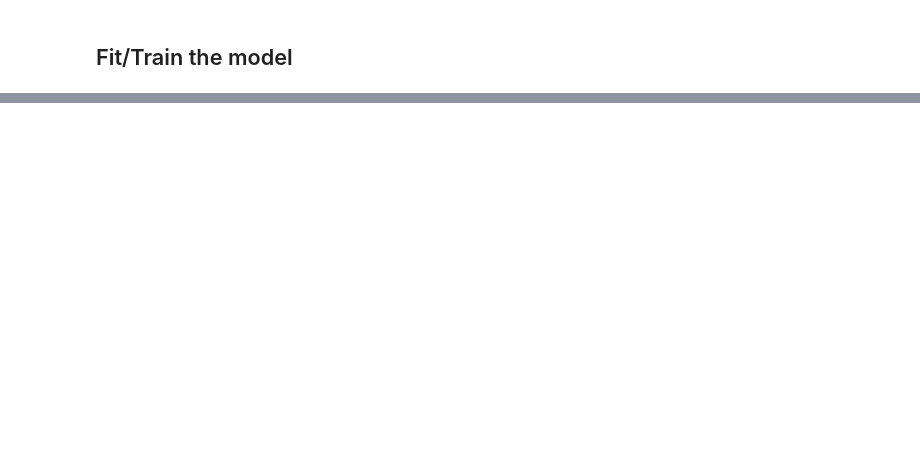
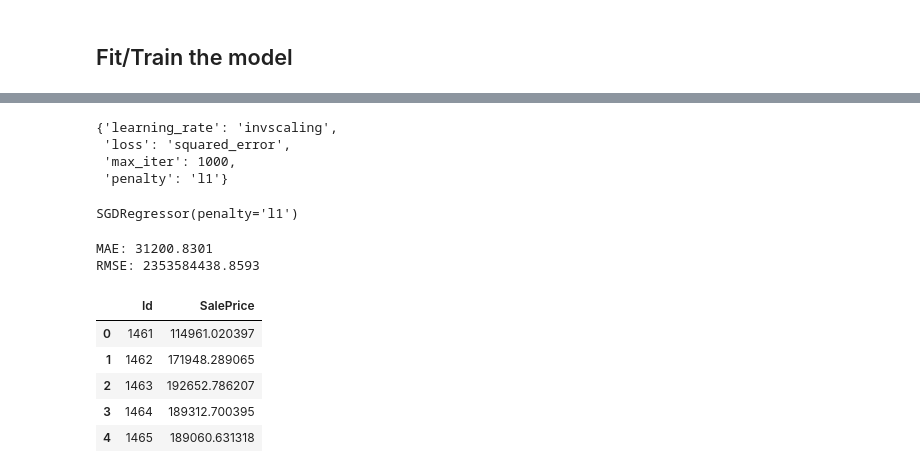
Before and after one commit to melling/ml-regression, a Jupyter notebook: house-prices-sgd.ipynb, the cells around one changed output, grey strips where cells are left out. Drawn from its saved outputs; the diff is of its cells as text; code cells hidden in the pictures; blank space fills up the shorter version.

Commit message:
Kaggle Notebook | House Prices: SGD | Version 3

```diff
--- a/house-prices-sgd.ipynb
+++ b/house-prices-sgd.ipynb
@@ -229,0 +236,15 @@ create_submission("sgd", TARGET, test_preds)
+# %%
+%%time
+
+from sklearn.model_selection import GridSearchCV, RandomizedSearchCV
+
+model = SGDRegressor()
+
+params = {'loss': ['squared_error','huber'],
+          'max_iter': [500,1000,1500],
+          'learning_rate': ['constant', 'optimal', 'invscaling'],
+          'penalty': ['l2','l1','elasticnet']
+          }
+
+grid_search = GridSearchCV(model, params, cv=5, scoring='neg_mean_absolute_error')
+grid_search.fit(X_train, y_train)
@@ -229,0 +260,29 @@ create_submission("sgd", TARGET, test_preds)
+# %%
+grid_search.best_params_
+# %% [output]
+{'learning_rate': 'invscaling',
+ 'loss': 'squared_error',
+ 'max_iter': 1000,
+ 'penalty': 'l1'}
+# %%
+grid_search.best_estimator_
+# %% [output]
+SGDRegressor(penalty='l1')
+# %%
+final_model = grid_search.best_estimator_
+valid_preds = final_model.predict(X_valid)
+show_scores(y_valid, valid_preds)
+# %% [output]
+MAE: 31200.8301
+RMSE: 2353584438.8593
+# %%
+test_preds = final_model.predict(X_test)
+
+create_submission("sgd_cv", TARGET, test_preds)
+# %% [output]
+|  | Id | SalePrice |
+| 0 | 1461 | 114961.020397 |
+| 1 | 1462 | 171948.289065 |
+| 2 | 1463 | 192652.786207 |
+| 3 | 1464 | 189312.700395 |
+| 4 | 1465 | 189060.631318 |
```
Also changed, not shown: parts of 7 cells of this notebook.
